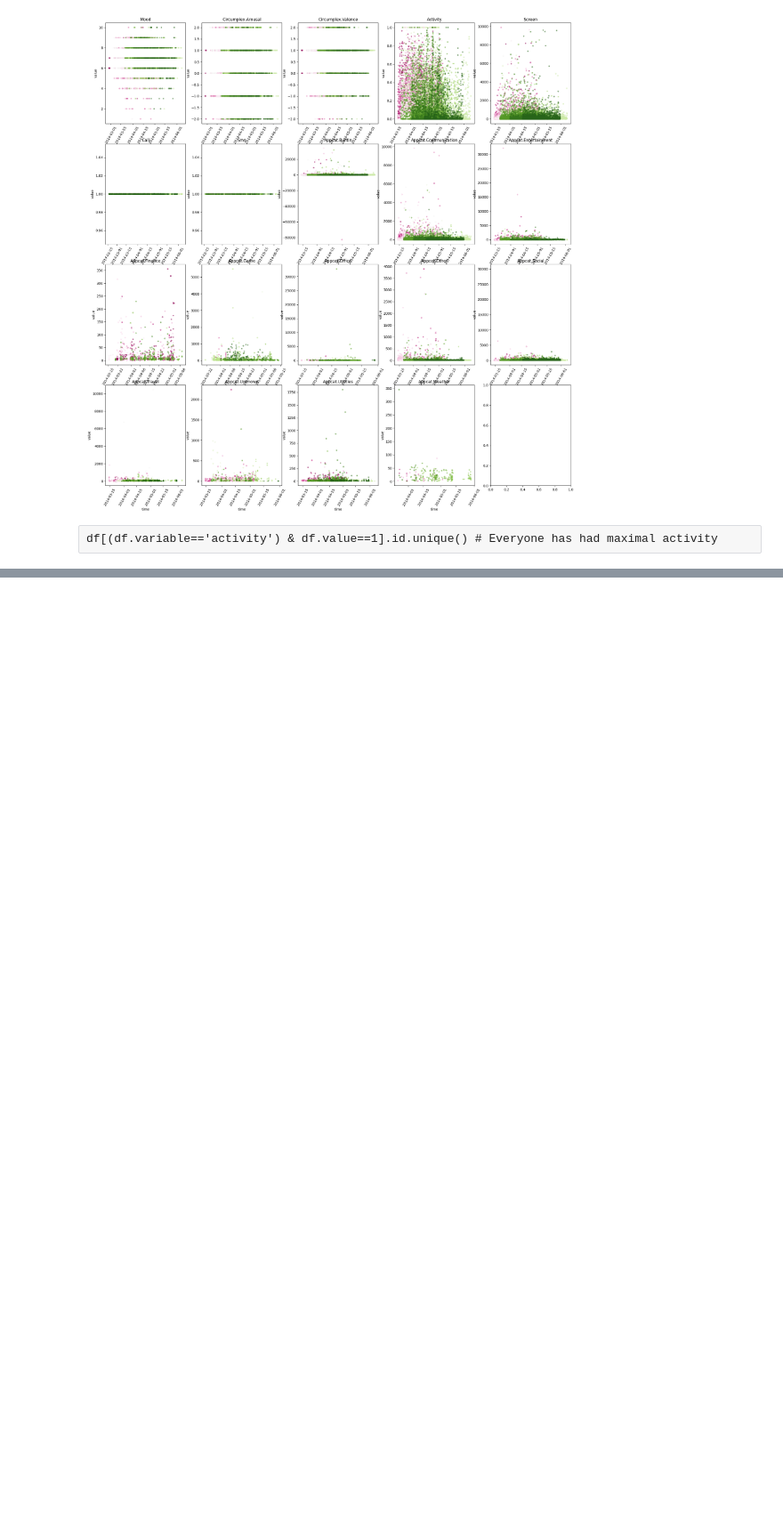
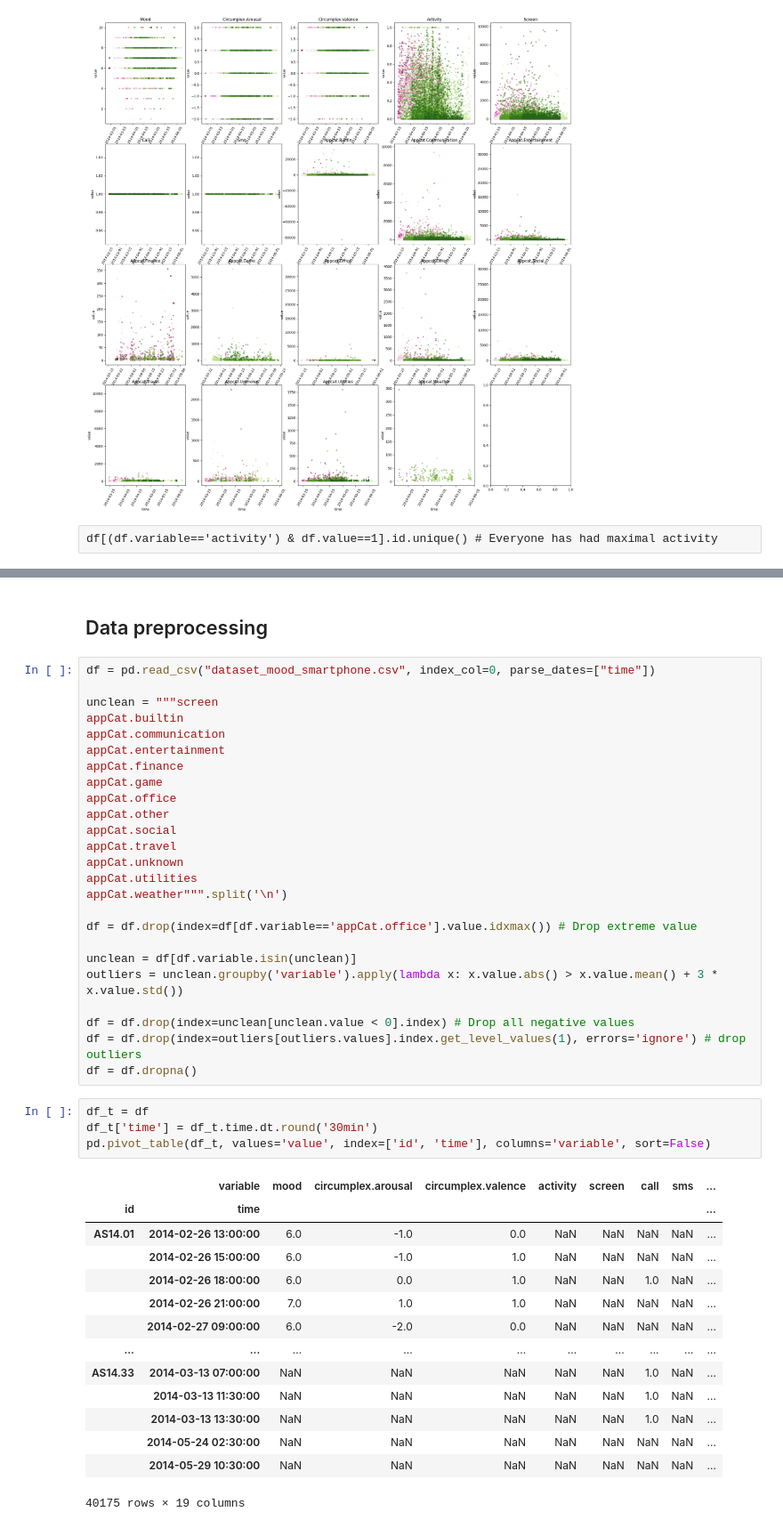
Before and after one commit to ChackMociute/Data-Mining-Techniques, a Jupyter notebook: Ass1.ipynb, the cells around one changed output, grey strips where cells are left out. Shown at 89% size. Cells and saved outputs as stored; diff of their text form; blank space fills up the shorter version.

Commit message:
Started data preprocessing

```diff
--- a/Ass1.ipynb
+++ b/Ass1.ipynb
@@ -117,0 +104,46 @@ df[df.groupby('variable', sort=False).apply(lambda x: x.value.abs() > x.value.me
+# %% [markdown]
+## Data preprocessing
+# %%
+df = pd.read_csv("dataset_mood_smartphone.csv", index_col=0, parse_dates=["time"])
+
+unclean = """screen
+appCat.builtin
+appCat.communication
+appCat.entertainment
+appCat.finance
+appCat.game
+appCat.office
+appCat.other
+appCat.social
+appCat.travel
+appCat.unknown
+appCat.utilities
+appCat.weather""".split('\n')
+
+df = df.drop(index=df[df.variable=='appCat.office'].value.idxmax()) # Drop extreme value
+
+unclean = df[df.variable.isin(unclean)]
+outliers = unclean.groupby('variable').apply(lambda x: x.value.abs() > x.value.mean() + 3 * x.value.std())
+
+df = df.drop(index=unclean[unclean.value < 0].index) # Drop all negative values
+df = df.drop(index=outliers[outliers.values].index.get_level_values(1), errors='ignore') # drop outliers
+df = df.dropna()
+# %%
+df_t = df
+df_t['time'] = df_t.time.dt.round('30min')
+pd.pivot_table(df_t, values='value', index=['id', 'time'], columns='variable', sort=False)
+# %% [output]
+|  | variable | mood | circumplex.arousal | circumplex.valence | activity | screen | call | sms | ... |
+| id | time |  |  |  |  |  |  |  | ... |
+| AS14.01 | 2014-02-26 13:00:00 | 6.0 | -1.0 | 0.0 | NaN | NaN | NaN | NaN | ... |
+|  | 2014-02-26 15:00:00 | 6.0 | -1.0 | 1.0 | NaN | NaN | NaN | NaN | ... |
+|  | 2014-02-26 18:00:00 | 6.0 | 0.0 | 1.0 | NaN | NaN | 1.0 | NaN | ... |
+|  | 2014-02-26 21:00:00 | 7.0 | 1.0 | 1.0 | NaN | NaN | NaN | NaN | ... |
+|  | 2014-02-27 09:00:00 | 6.0 | -2.0 | 0.0 | NaN | NaN | NaN | NaN | ... |
+| ... | ... | ... | ... | ... | ... | ... | ... | ... | ... |
+| AS14.33 | 2014-03-13 07:00:00 | NaN | NaN | NaN | NaN | NaN | 1.0 | NaN | ... |
+|  | 2014-03-13 11:30:00 | NaN | NaN | NaN | NaN | NaN | 1.0 | NaN | ... |
+|  | 2014-03-13 13:30:00 | NaN | NaN | NaN | NaN | NaN | 1.0 | NaN | ... |
+|  | 2014-05-24 02:30:00 | NaN | NaN | NaN | NaN | NaN | NaN | NaN | ... |
+|  | 2014-05-29 10:30:00 | NaN | NaN | NaN | NaN | NaN | NaN | NaN | ... |
+40175 rows × 19 columns
```
Also changed, not shown: parts of 6 cells of this notebook.
